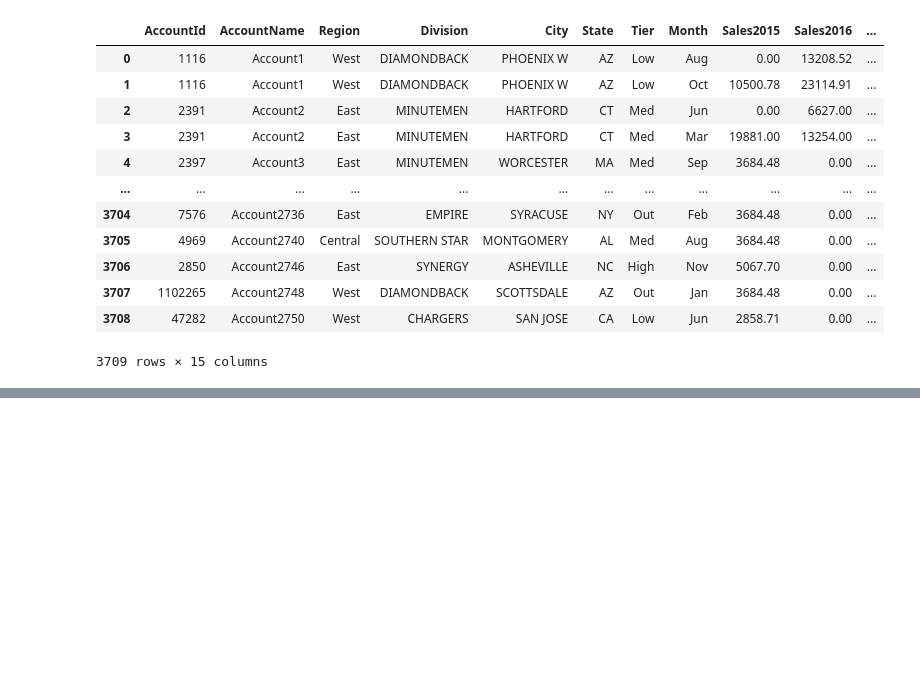
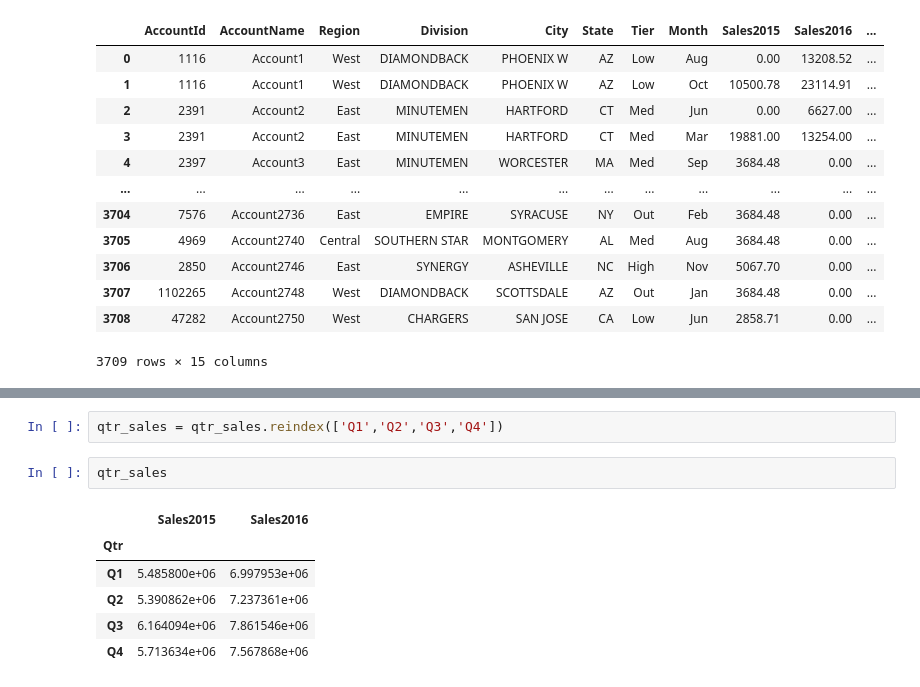
Before and after one commit to Adi46878/Pharma-Sales-Data-Analysis-Visualization, a Jupyter notebook: Data_visualization.ipynb, the cells around one changed output, grey strips where cells are left out. Drawn from its saved outputs; the diff is of its cells as text; blank space fills up the shorter version.

```diff
--- a/Data_visualization.ipynb
+++ b/Data_visualization.ipynb
@@ -293,0 +307,11 @@ sales
+# %%
+qtr_sales = qtr_sales.reindex(['Q1','Q2','Q3','Q4'])
+# %%
+qtr_sales
+# %% [output]
+|  | Sales2015 | Sales2016 |
+| Qtr |  |  |
+| Q1 | 5.485800e+06 | 6.997953e+06 |
+| Q2 | 5.390862e+06 | 7.237361e+06 |
+| Q3 | 6.164094e+06 | 7.861546e+06 |
+| Q4 | 5.713634e+06 | 7.567868e+06 |
```
Also changed, not shown: parts of 4 cells of this notebook.
